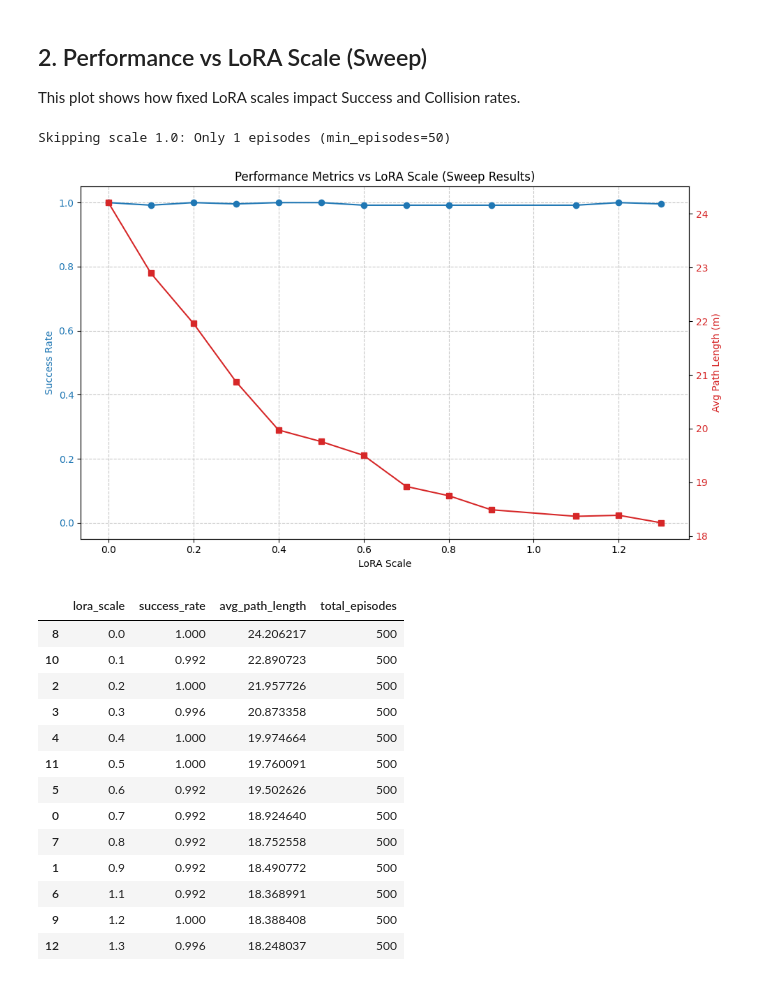
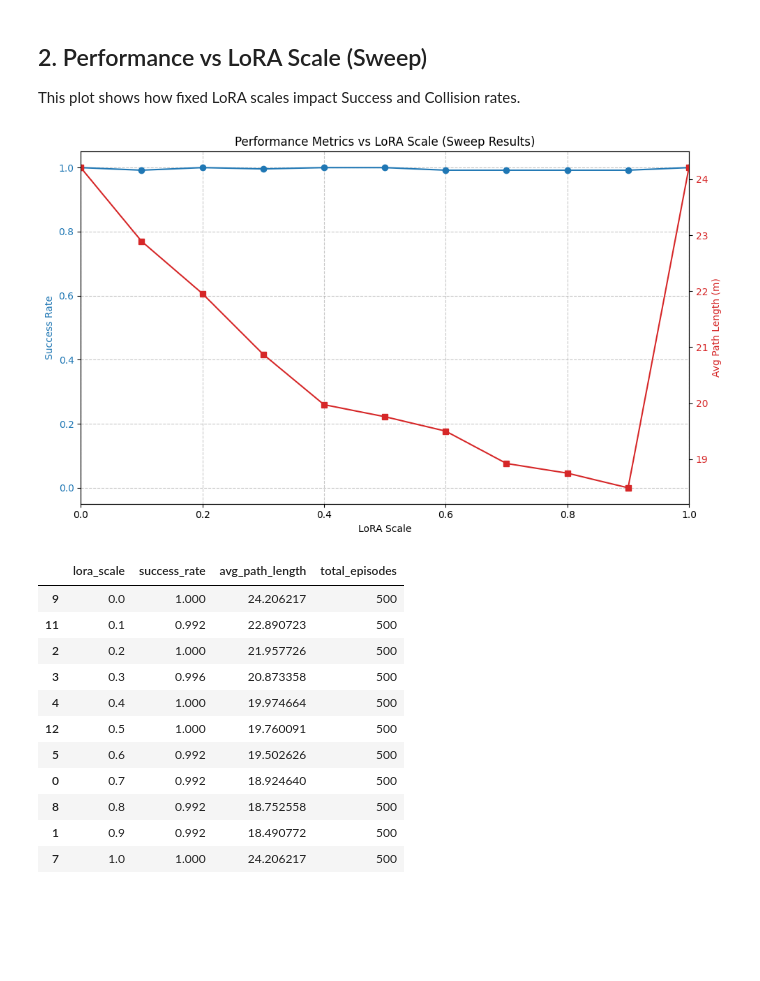
Before and after one commit to NoelsAdventure/BLEND, a Jupyter notebook: results_visualization.ipynb, the cells around one changed output. Drawn from its saved outputs; the diff is of its cells as text; code cells hidden in the pictures; blank space fills up the shorter version.

```diff
--- a/results_visualization.ipynb
+++ b/results_visualization.ipynb
@@ -122,7 +411,11 @@ import glob
 import re
 
 # Settings
-min_episodes = 50
+# Bumped from 50 to 400 to filter accidental partial-overwrite files
+# (e.g. evaluation_data_scale_1.0.csv with only 200 ep when neighbours
+# have 500 — that spike at scale=1.0 was a sample-size artifact, not a
+# real performance dip).
+min_episodes = 400
 
 # Find all scale-specific CSV files in the test directory
 csv_files = glob.glob(os.path.join(model_dir, 'evaluation_data_scale_*.csv'))
@@ -153,49 +446,51 @@ for csv_path in csv_files:
 
 if results:
     df_sweep = pd.DataFrame(results).sort_values(by='lora_scale')
+    # Clamp x-axis range to [0, 1]: scales outside that interval are
+    # sweep stress-tests, not the operating range — exclude them so
+    # the plot focuses on what's behaviourally meaningful.
+    df_sweep = df_sweep[(df_sweep['lora_scale'] >= 0.0) & (df_sweep['lora_scale'] <= 1.0)]
 
     # Prepare lists for dual-axis plotting (matching plot_lora_results.py style)
     scales = df_sweep['lora_scale'].tolist()
     sr = df_sweep['success_rate'].tolist()
     pl = df_sweep['avg_path_length'].tolist()
 
     # Dual axis plot
     fig, ax1 = plt.subplots(figsize=(10, 6))
     color = 'tab:blue'
     ax1.set_xlabel('LoRA Scale')
     ax1.set_ylabel('Success Rate', color=color)
     ax1.plot(scales, sr, 'o-', color=color, label='Success Rate')
     ax1.tick_params(axis='y', labelcolor=color)
     ax1.set_ylim(-0.05, 1.05)
+    ax1.set_xlim(0.0, 1.0)
     ax1.grid(True, linestyle='--', alpha=0.7)
 
     ax2 = ax1.twinx()
     color = 'tab:red'
     ax2.set_ylabel('Avg Path Length (m)', color=color)
     ax2.plot(scales, pl, 's-', color=color, label='Avg Path Length')
     ax2.tick_params(axis='y', labelcolor=color)
 
     plt.title('Performance Metrics vs LoRA Scale (Sweep Results)')
     fig.tight_layout()
     plt.show()
 
     display(df_sweep[['lora_scale', 'success_rate', 'avg_path_length', 'total_episodes']])
 else:
     print("No valid scale-specific CSV data found in ", model_dir)
 # %% [output]
-Skipping scale 1.0: Only 1 episodes (min_episodes=50)
-[figure, old version]
+[figure, new version]
 |  | lora_scale | success_rate | avg_path_length | total_episodes |
-| 8 | 0.0 | 1.000 | 24.206217 | 500 |
-| 10 | 0.1 | 0.992 | 22.890723 | 500 |
+| 9 | 0.0 | 1.000 | 24.206217 | 500 |
+| 11 | 0.1 | 0.992 | 22.890723 | 500 |
 | 2 | 0.2 | 1.000 | 21.957726 | 500 |
 | 3 | 0.3 | 0.996 | 20.873358 | 500 |
 | 4 | 0.4 | 1.000 | 19.974664 | 500 |
-| 11 | 0.5 | 1.000 | 19.760091 | 500 |
+| 12 | 0.5 | 1.000 | 19.760091 | 500 |
 | 5 | 0.6 | 0.992 | 19.502626 | 500 |
 | 0 | 0.7 | 0.992 | 18.924640 | 500 |
-| 7 | 0.8 | 0.992 | 18.752558 | 500 |
+| 8 | 0.8 | 0.992 | 18.752558 | 500 |
 | 1 | 0.9 | 0.992 | 18.490772 | 500 |
-| 6 | 1.1 | 0.992 | 18.368991 | 500 |
-| 9 | 1.2 | 1.000 | 18.388408 | 500 |
-| 12 | 1.3 | 0.996 | 18.248037 | 500 |
+| 7 | 1.0 | 1.000 | 24.206217 | 500 |
```
Also changed, not shown: parts of 17 cells of this notebook, 39 other files.
